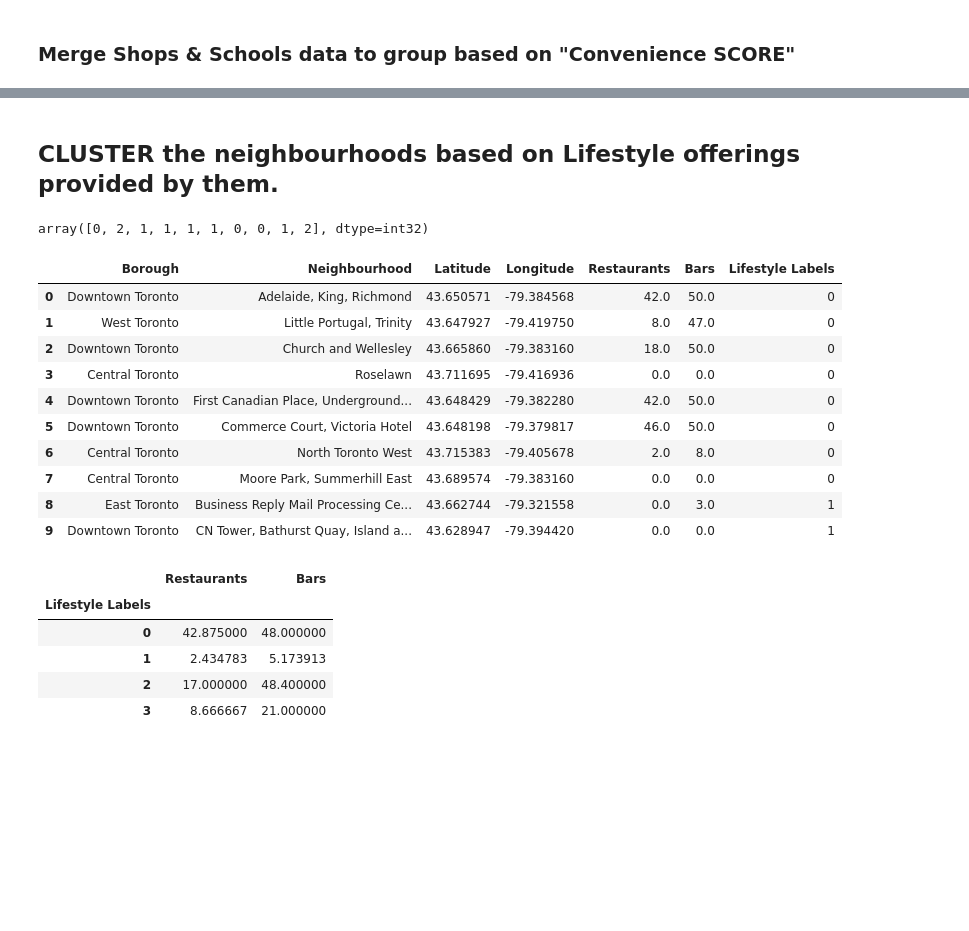
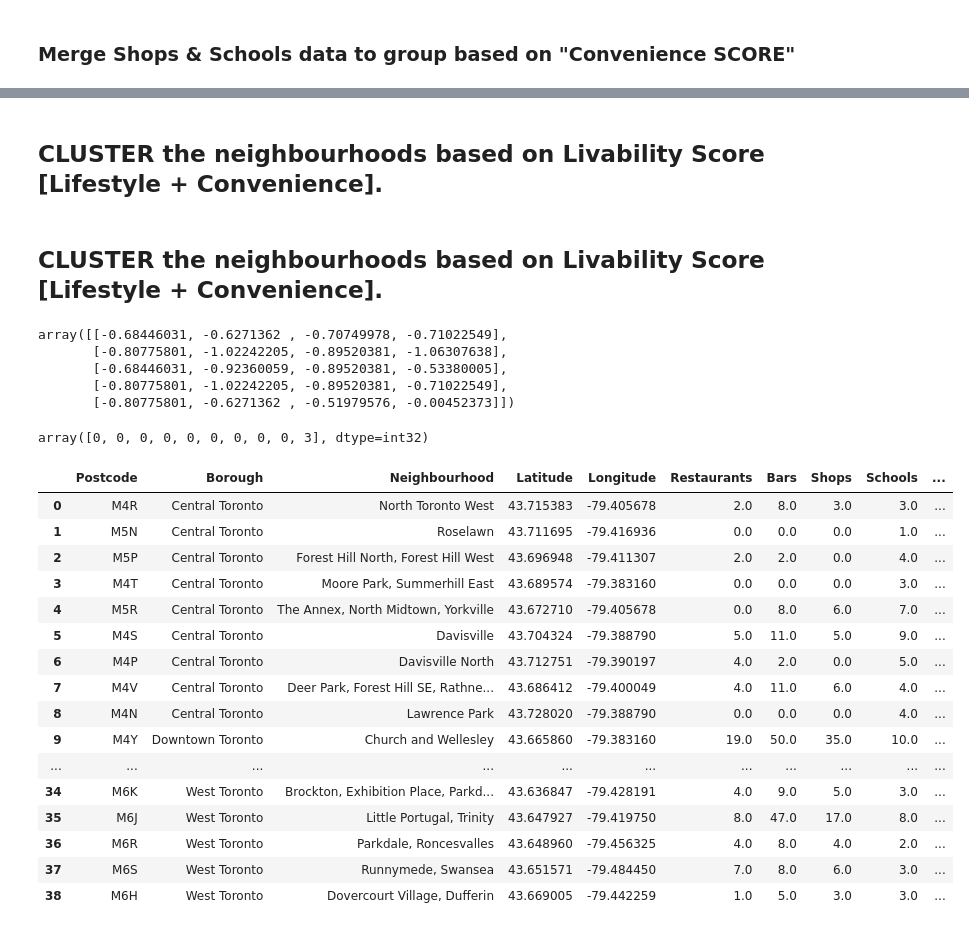
Before and after one commit to AnanthSG/Coursera_Capstone, a Jupyter notebook: Capstone- Toronto_CLUSTERING.ipynb, the cells around one changed output, grey strips where cells are left out. Drawn from its saved outputs; the diff is of its cells as text; code cells hidden in the pictures; blank space fills up the shorter version.

```diff
--- a/Capstone- Toronto_CLUSTERING.ipynb
+++ b/Capstone- Toronto_CLUSTERING.ipynb
@@ -401,5 +402,6 @@ Tor_Lifestyle.head()
 Tor_Convenience = pd.merge(pd.merge(NH_df, Tor_Group3, left_on='Neighbourhood', right_on='Neighbourhood', how='left')\
                          ,Tor_Group4, left_on='Neighbourhood', right_on='Neighbourhood', how='left')
 Tor_Convenience=Tor_Convenience.fillna(0)
+Tor_Convenience=Tor_Convenience.sort_values (by = 'Neighbourhood').reset_index(drop=True)
 Tor_Convenience.head()
 # %% [output]
@@ -411,0 +417,7 @@ Tor_Convenience.head()
+# %%
+#Merge Totonto Neighbouhoods with Restaurants DF and Again merge with Bars DF
+
+Tor_Livable = pd.merge(Tor_Lifestyle, Tor_Convenience[['Neighbourhood','Shops','Schools']], left_on='Neighbourhood', right_on='Neighbourhood', how='left')
+Tor_Livable=Tor_Livable.fillna(0)
+Tor_Livable=Tor_Livable.sort_values (by = 'Neighbourhood').reset_index(drop=True)
+Tor_Livable.head()
@@ -412,43 +431,51 @@ Tor_Convenience.head()
 # %% [markdown]
-## CLUSTER the neighbourhoods based on Lifestyle offerings provided by them.
+## CLUSTER the neighbourhoods based on Livability Score [Lifestyle + Convenience].
+# %% [markdown]
+## CLUSTER the neighbourhoods based on Livability Score [Lifestyle + Convenience].
+# %%
+from sklearn.preprocessing import StandardScaler
+
+#Transform the Numerical Feature-set
+cluster_livable = StandardScaler().fit_transform(Tor_Livable[['Restaurants','Bars','Shops','Schools']])
+cluster_livable[0:5]
+# %% [output]
+array([[-0.68446031, -0.6271362 , -0.70749978, -0.71022549],
+       [-0.80775801, -1.02242205, -0.89520381, -1.06307638],
+       [-0.68446031, -0.92360059, -0.89520381, -0.53380005],
+       [-0.80775801, -1.02242205, -0.89520381, -0.71022549],
+       [-0.80775801, -0.6271362 , -0.51979576, -0.00452373]])
 # %%
-from sklearn.preprocessing import StandardScaler
-cluster_lifestyle = StandardScaler().fit_transform(Tor_Lifestyle[['Restaurants','Bars']])
+kclusters = 4
 
-kclusters = 4
 # run k-means clustering
-kmeans = KMeans(n_clusters=kclusters, random_state=0).fit(cluster_lifestyle)
+kmeans = KMeans(n_clusters=kclusters, random_state=0).fit(cluster_livable)
 
 # check cluster labels generated for each row in the dataframe
 ls_labels=kmeans.labels_
 ls_labels[0:10]
 # %% [output]
-array([0, 2, 1, 1, 1, 1, 0, 0, 1, 2], dtype=int32)
+array([0, 0, 0, 0, 0, 0, 0, 0, 0, 3], dtype=int32)
 # %%
 # add clustering labels
 
-Tor_Lifestyle["Lifestyle Labels"] = ls_labels
-Tor_Lifestyle=Tor_Lifestyle.sort_values (by = 'Lifestyle Labels').reset_index(drop=True)
-Tor_Lifestyle.head(10)
+Tor_Livable["Labels"] = ls_labels
+Tor_Livable=Tor_Livable.sort_values (by = 'Borough').reset_index(drop=True)
+Tor_Livable
 # %% [output]
-|  | Borough | Neighbourhood | Latitude | Longitude | Restaurants | Bars | Lifestyle Labels |
-| 0 | Downtown Toronto | Adelaide, King, Richmond | 43.650571 | -79.384568 | 42.0 | 50.0 | 0 |
-| 1 | West Toronto | Little Portugal, Trinity | 43.647927 | -79.419750 | 8.0 | 47.0 | 0 |
-| 2 | Downtown Toronto | Church and Wellesley | 43.665860 | -79.383160 | 18.0 | 50.0 | 0 |
-| 3 | Central Toronto | Roselawn | 43.711695 | -79.416936 | 0.0 | 0.0 | 0 |
-| 4 | Downtown Toronto | First Canadian Place, Underground... | 43.648429 | -79.382280 | 42.0 | 50.0 | 0 |
-| 5 | Downtown Toronto | Commerce Court, Victoria Hotel | 43.648198 | -79.379817 | 46.0 | 50.0 | 0 |
-| 6 | Central Toronto | North Toronto West | 43.715383 | -79.405678 | 2.0 | 8.0 | 0 |
-| 7 | Central Toronto | Moore Park, Summerhill East | 43.689574 | -79.383160 | 0.0 | 0.0 | 0 |
-| 8 | East Toronto | Business Reply Mail Processing Ce... | 43.662744 | -79.321558 | 0.0 | 3.0 | 1 |
-| 9 | Downtown Toronto | CN Tower, Bathurst Quay, Island a... | 43.628947 | -79.394420 | 0.0 | 0.0 | 1 |
+|  | Postcode | Borough | Neighbourhood | Latitude | Longitude | Restaurants | Bars | Shops | Schools | ... |
+| 0 | M4R | Central Toronto | North Toronto West | 43.715383 | -79.405678 | 2.0 | 8.0 | 3.0 | 3.0 | ... |
+| 1 | M5N | Central Toronto | Roselawn | 43.711695 | -79.416936 | 0.0 | 0.0 | 0.0 | 1.0 | ... |
+| 2 | M5P | Central Toronto | Forest Hill North, Forest Hill West | 43.696948 | -79.411307 | 2.0 | 2.0 | 0.0 | 4.0 | ... |
+| 3 | M4T | Central Toronto | Moore Park, Summerhill East | 43.689574 | -79.383160 | 0.0 | 0.0 | 0.0 | 3.0 | ... |
+| 4 | M5R | Central Toronto | The Annex, North Midtown, Yorkville | 43.672710 | -79.405678 | 0.0 | 8.0 | 6.0 | 7.0 | ... |
+| 5 | M4S | Central Toronto | Davisville | 43.704324 | -79.388790 | 5.0 | 11.0 | 5.0 | 9.0 | ... |
+| 6 | M4P | Central Toronto | Davisville North | 43.712751 | -79.390197 | 4.0 | 2.0 | 0.0 | 5.0 | ... |
+| 7 | M4V | Central Toronto | Deer Park, Forest Hill SE, Rathne... | 43.686412 | -79.400049 | 4.0 | 11.0 | 6.0 | 4.0 | ... |
+| 8 | M4N | Central Toronto | Lawrence Park | 43.728020 | -79.388790 | 0.0 | 0.0 | 0.0 | 4.0 | ... |
+| 9 | M4Y | Downtown Toronto | Church and Wellesley | 43.665860 | -79.383160 | 19.0 | 50.0 | 35.0 | 10.0 | ... |
+| ... | ... | ... | ... | ... | ... | ... | ... | ... | ... | ... |
+| 34 | M6K | West Toronto | Brockton, Exhibition Place, Parkd... | 43.636847 | -79.428191 | 4.0 | 9.0 | 5.0 | 3.0 | ... |
+| 35 | M6J | West Toronto | Little Portugal, Trinity | 43.647927 | -79.419750 | 8.0 | 47.0 | 17.0 | 8.0 | ... |
+| 36 | M6R | West Toronto | Parkdale, Roncesvalles | 43.648960 | -79.456325 | 4.0 | 8.0 | 4.0 | 2.0 | ... |
+| 37 | M6S | West Toronto | Runnymede, Swansea | 43.651571 | -79.484450 | 7.0 | 8.0 | 6.0 | 3.0 | ... |
+| 38 | M6H | West Toronto | Dovercourt Village, Dufferin | 43.669005 | -79.442259 | 1.0 | 5.0 | 3.0 | 3.0 | ... |
-# %%
-Lifestyle_labels=Tor_Lifestyle[['Restaurants','Bars','Lifestyle Labels']].groupby('Lifestyle Labels').mean()
-Lifestyle_labels
-# %% [output]
-|  | Restaurants | Bars |
-| Lifestyle Labels |  |  |
-| 0 | 42.875000 | 48.000000 |
-| 1 | 2.434783 | 5.173913 |
-| 2 | 17.000000 | 48.400000 |
-| 3 | 8.666667 | 21.000000 |
```
Also changed, not shown: parts of 23 cells of this notebook.
